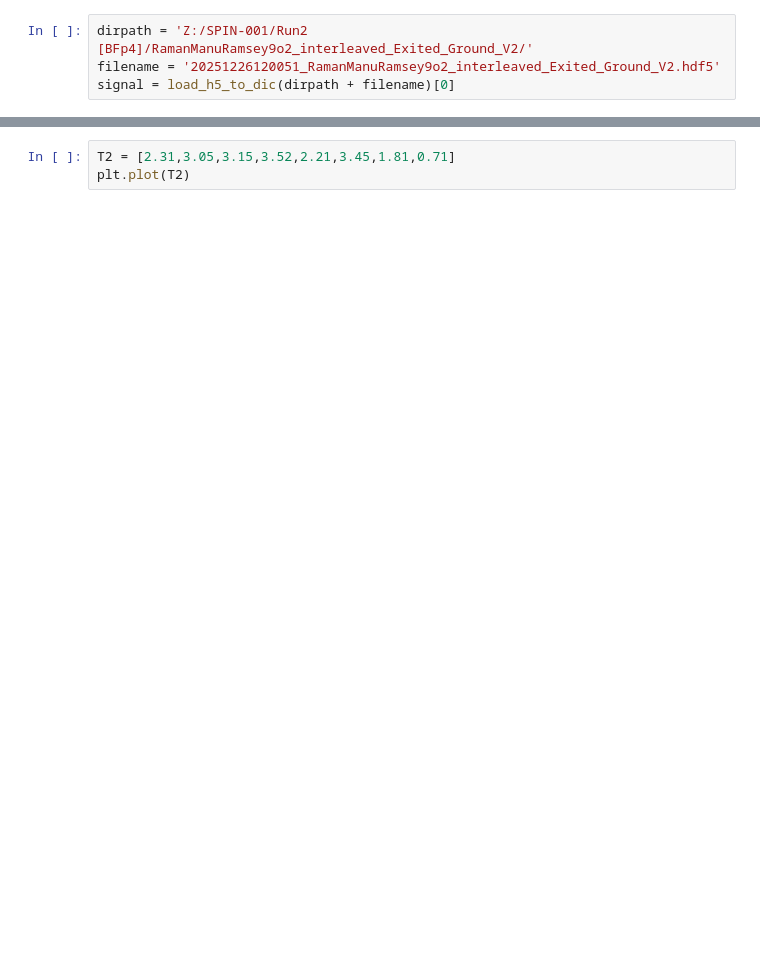
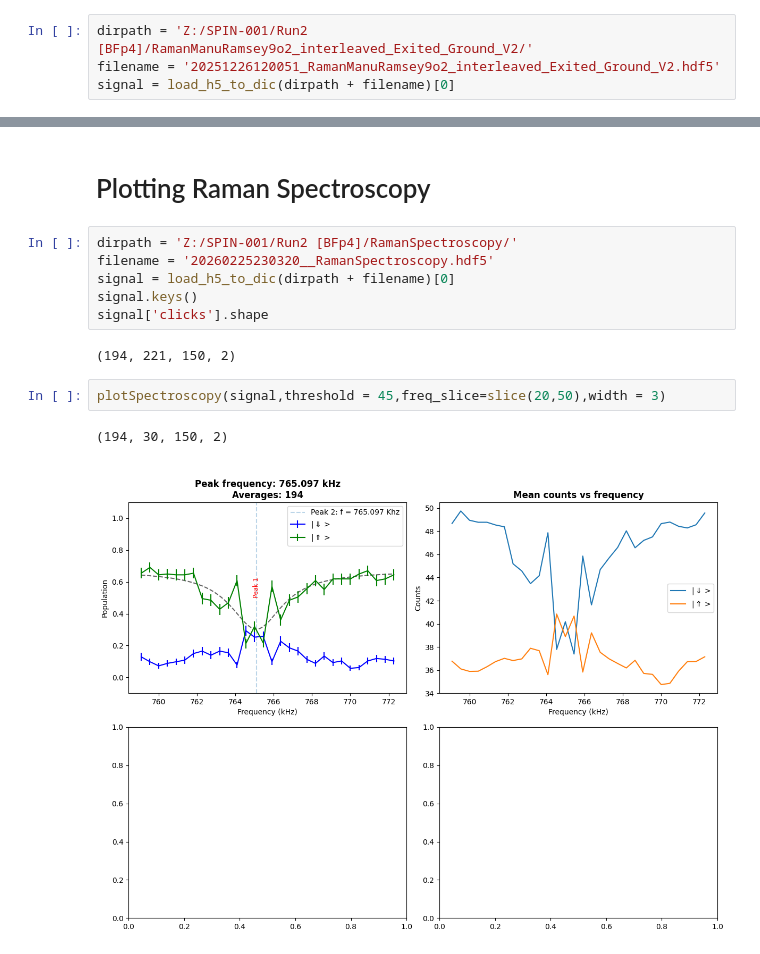
Before and after one commit to leonmyk/Spectroscopy_Hamiltonian_fitter-, a Jupyter notebook: plotting.ipynb, the cells around one changed output, grey strips where cells are left out. Saved outputs shown, nothing was run; the diff lists cells and outputs as text; blank space fills up the shorter version.

```diff
--- a/plotting.ipynb
+++ b/plotting.ipynb
@@ -115,3 +53,15 @@ Transition 6: Fitted Frequency = -1010.17 Hz,, Std = 13.7237 Hz
-# %%
-T2 = [2.31,3.05,3.15,3.52,2.21,3.45,1.81,0.71]
-plt.plot(T2)
+# %% [markdown]
+# Plotting Raman Spectroscopy
+# %%
+dirpath = 'Z:/SPIN-001/Run2 [BFp4]/RamanSpectroscopy/'
+filename = '20260225230320__RamanSpectroscopy.hdf5'
+signal = load_h5_to_dic(dirpath + filename)[0]
+signal.keys()
+signal['clicks'].shape
+# %% [output]
+(194, 221, 150, 2)
+# %%
+plotSpectroscopy(signal,threshold = 45,freq_slice=slice(20,50),width = 3)
+# %% [output]
+(194, 30, 150, 2)
+[figure, added]
```
Also changed, not shown: parts of 7 cells of this notebook, 6 other files.
